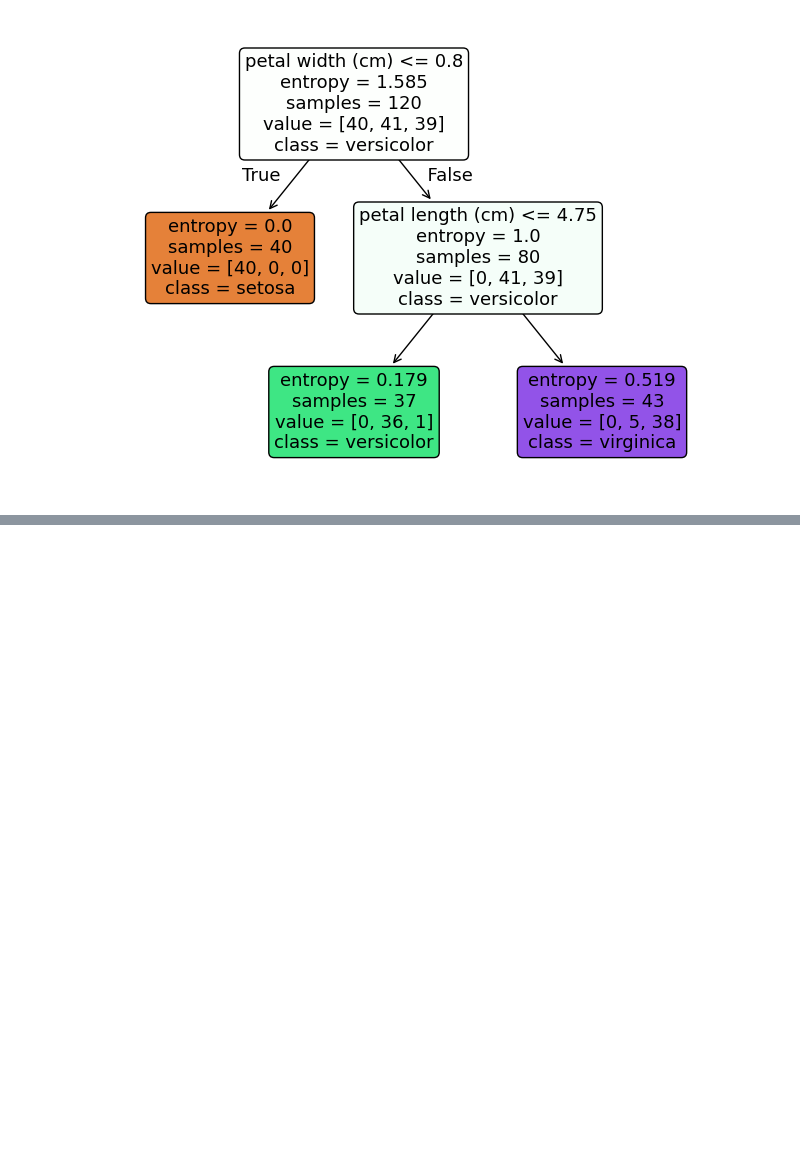
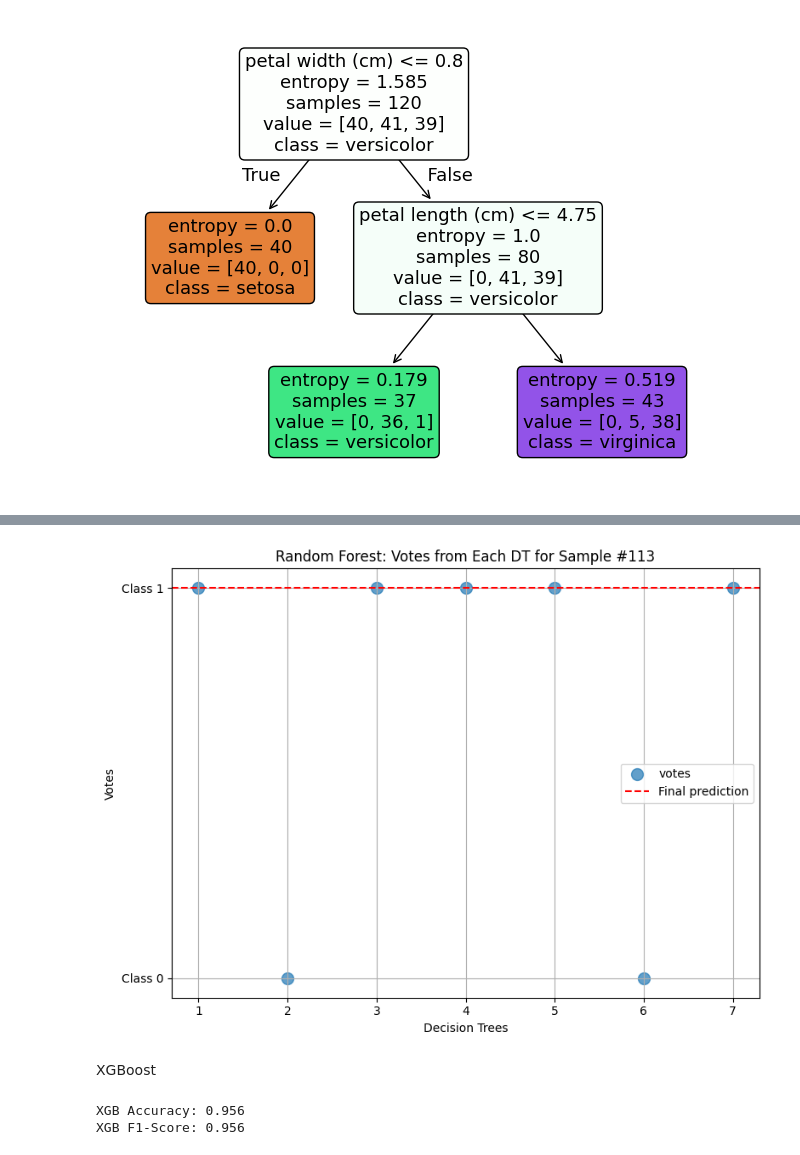
Before and after one commit to AliArabi2022/Machine_learning, a Jupyter notebook: Supervised_learning/Ensemble Learning/Ensemble Learning.ipynb, the cells around one changed output, grey strips where cells are left out. Cells and saved outputs as stored; diff of their text form; code cells hidden in the pictures; blank space fills up the shorter version.

```diff
--- a/Supervised_learning/Ensemble Learning/Ensemble Learning.ipynb
+++ b/Supervised_learning/Ensemble Learning/Ensemble Learning.ipynb
@@ -83,0 +177,4 @@ Sklearn DT f1-Score:0.966
+# %%
+sample_idx = 112
+pd.set_option("display.max_columns",None)
+pd.DataFrame(X_test[112].reshape(1,-1), columns=breast_cancer.feature_names).head()
@@ -83,0 +184,31 @@ Sklearn DT f1-Score:0.966
+# %%
+votes = [tree.predict(X_test[112].reshape(1,-1)) for tree in rf_sklearn.estimators_]
+final_prediction = rf_sklearn.predict(X_test[sample_idx].reshape(1,-1))[0]
+
+plt.figure(figsize=(8,6))
+plt.scatter([range(1,len(rf_sklearn.estimators_)+1)], votes, s = 100, alpha= 0.7, label = "votes" )
+plt.axhline(y = final_prediction, color = "r", linestyle = "--", label = "Final prediction")
+plt.yticks([0,1], ['Class 0', "Class 1"])
+plt.xlabel("Decision Trees")
+plt.ylabel('Votes')
+plt.title(f"Random Forest: Votes from Each DT for Sample #{sample_idx + 1}")
+plt.legend()
+plt.grid(True)
+plt.tight_layout()
+plt.show()
+# %% [output]
+[figure, added]
+# %% [markdown]
+XGBoost
+# %%
+from xgboost import XGBClassifier, to_graphviz
+xgb_model = XGBClassifier(eval_metric = "logloss", random_state = 42)
+xgb_model.fit(X_train, y_train.ravel())
+
+xgb_predictions = xgb_model.predict(X_test)
+
+print(f"XGB Accuracy: {accuracy_score(y_test, xgb_predictions):.3f}")
+print(f"XGB F1-Score: {f1_score(y_test, xgb_predictions, average="weighted"):.3f}")
+# %% [output]
+XGB Accuracy: 0.956
+XGB F1-Score: 0.956
```
Also changed, not shown: parts of 11 cells of this notebook.
